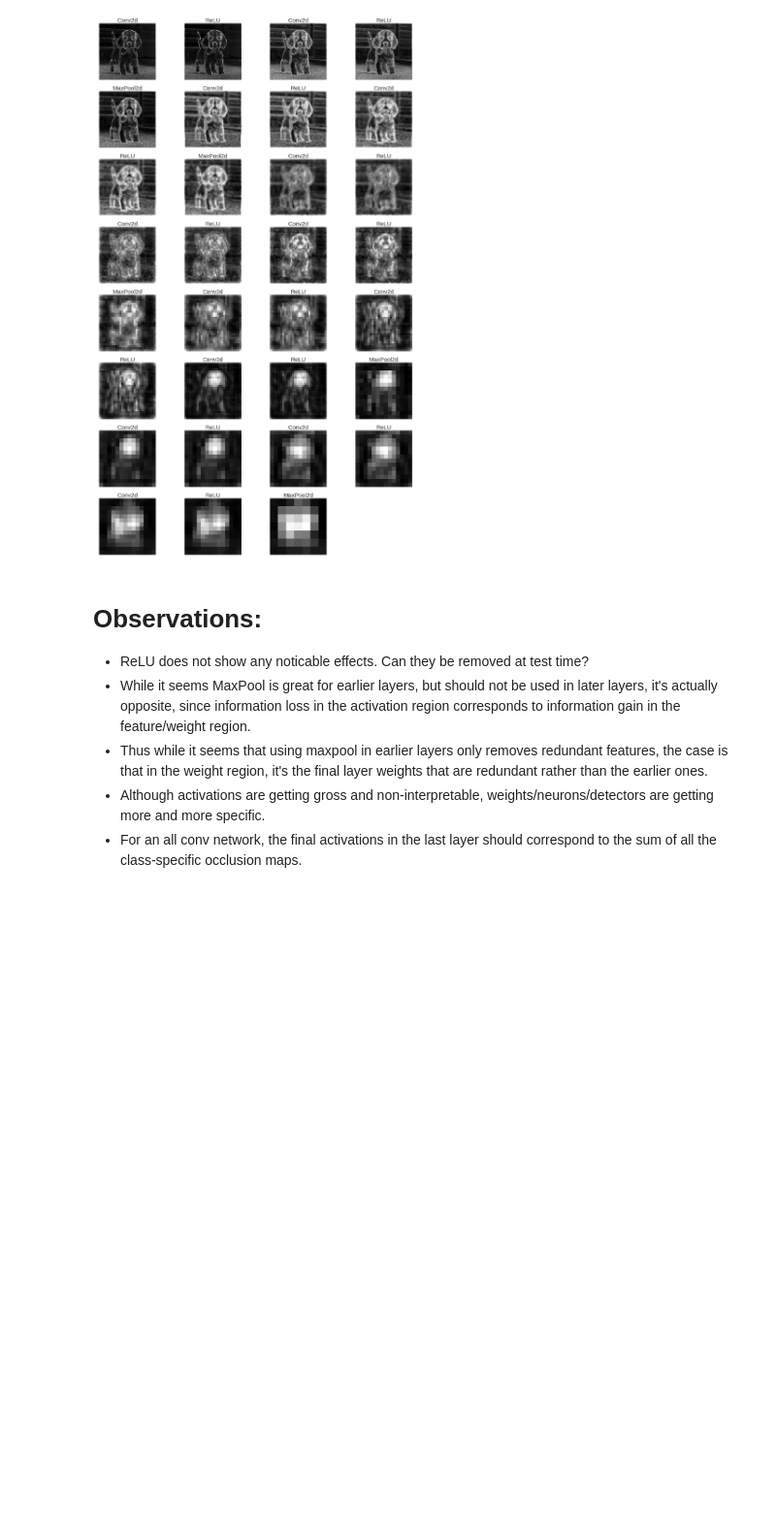
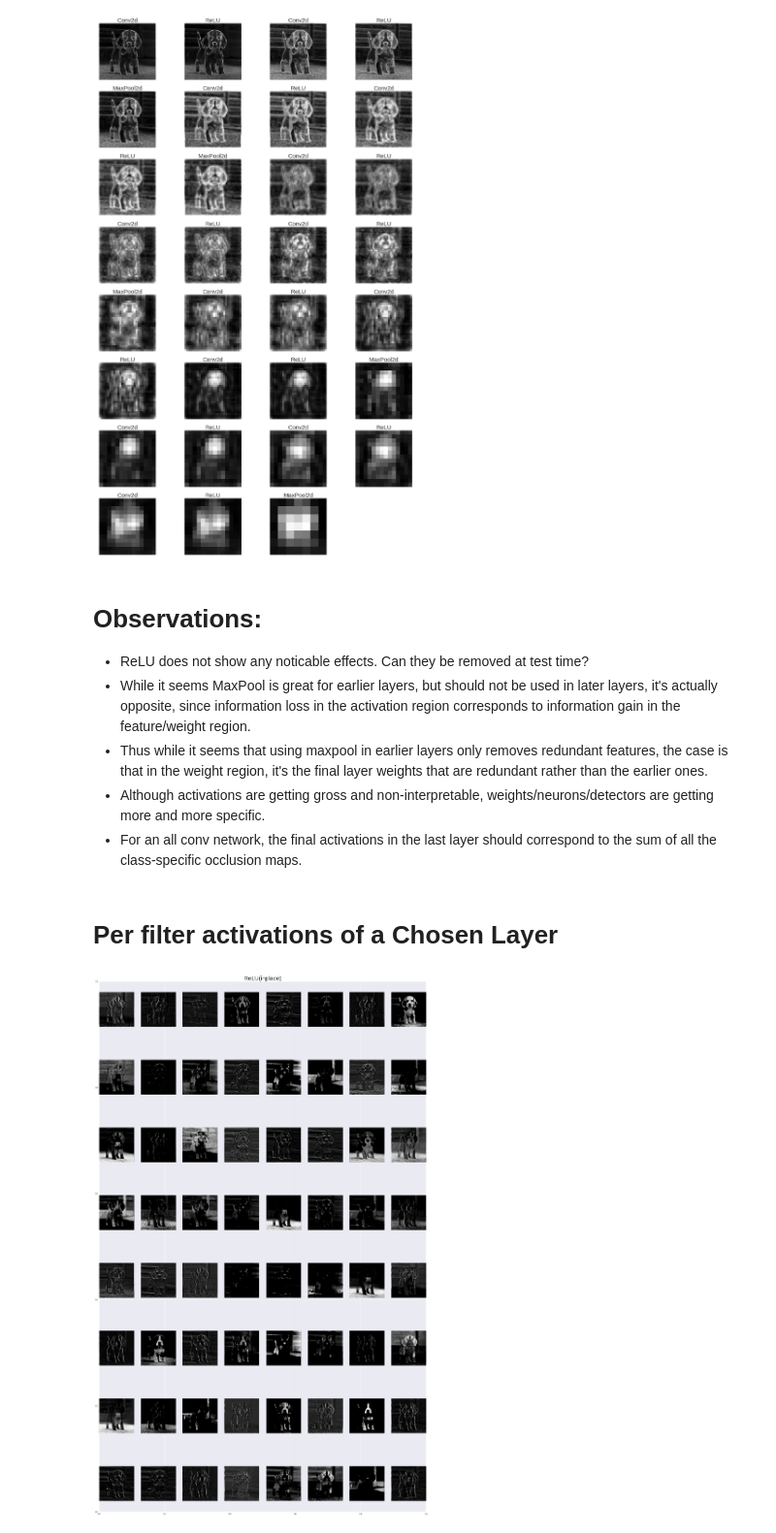
Before and after one commit to saranshkarira/CNN-Visual-Interpretor-PyTorch, a Jupyter notebook: visualizations.ipynb, the cells around one changed output. Shown at 97% size. Cells and saved outputs as stored; diff of their text form; code cells hidden in the pictures; blank space fills up the shorter version.

Commit message:
per filter activations

```diff
--- a/visualizations.ipynb
+++ b/visualizations.ipynb
@@ -207,5 +207,35 @@ activations(dog)
 - Thus while it seems that using maxpool in earlier layers only removes redundant features, the case is that in the weight region, it's the final layer weights that are redundant rather than the earlier ones.
 - Although activations are getting gross and non-interpretable, weights/neurons/detectors are getting more and more specific.
 - For an all conv network, the final activations in the last layer should correspond to the sum of all the class-specific occlusion maps.
-# %%
-def filter_activations(image, layer): #Choose a layer to show activation of each of its filter seperately
+# %%
+def filter_activations(image, chosen_layer): #Choose a layer to show activation of each of its filter seperately
+  if chosen_layer < 0:
+    chosen_layer +=31
+  output = None
+  name = None
+  for cnt, layer in enumerate(modules[1:]):
+    image = layer(image)
+
+    if cnt == chosen_layer:
+      output = image
+      name = str(layer)
+
+  filters = []
+  output = output.data.squeeze()
+
+  for i in range(output.shape[0]):
+    filters.append(output[i,:,:])
+
+  fig = figure()
+  rcParams["figure.figsize"]=(30,50)
+  title(name,fontsize=30)
+  for i in range(len(filters)):
+    a = fig.add_subplot(np.sqrt(len(filters)), np.sqrt(len(filters)),i+1)
+    imshow(1-filters[i])
+    plt.axis('off')
+# %% [markdown]
+# Per filter activations of a Chosen Layer
+# %%
+filter_activations(dog, 1)
+# %% [output]
+[figure, added]
```
